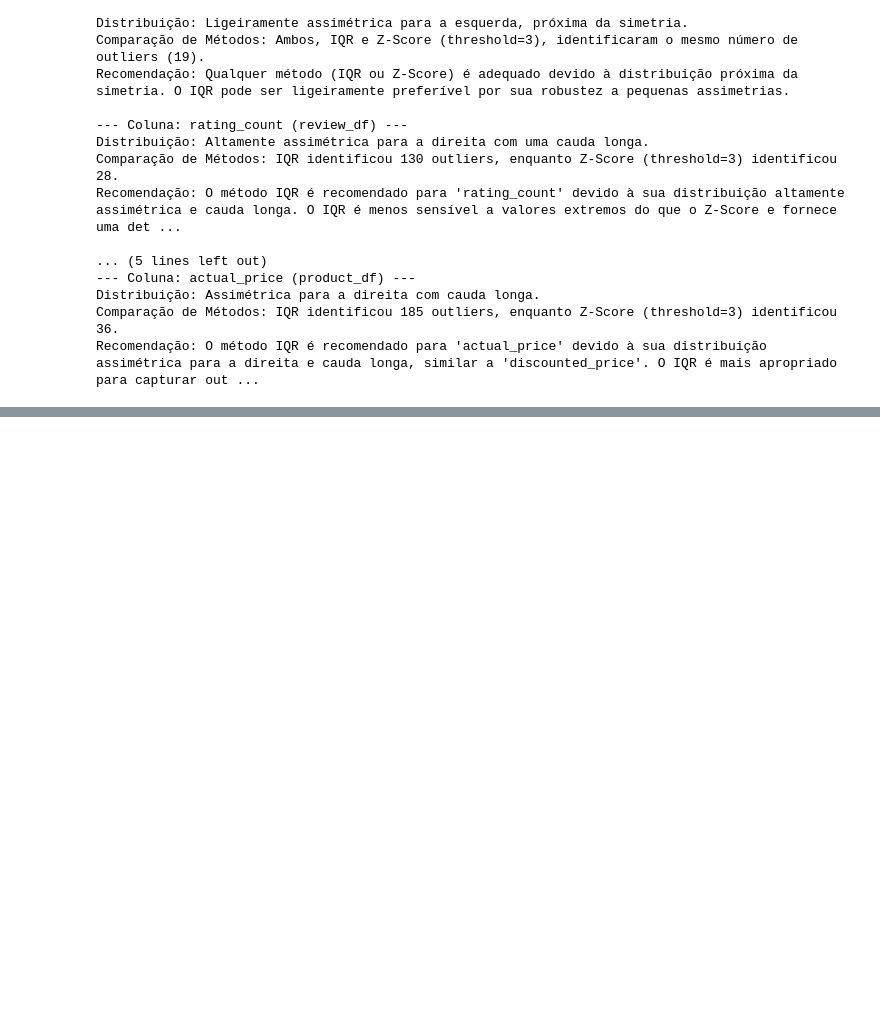
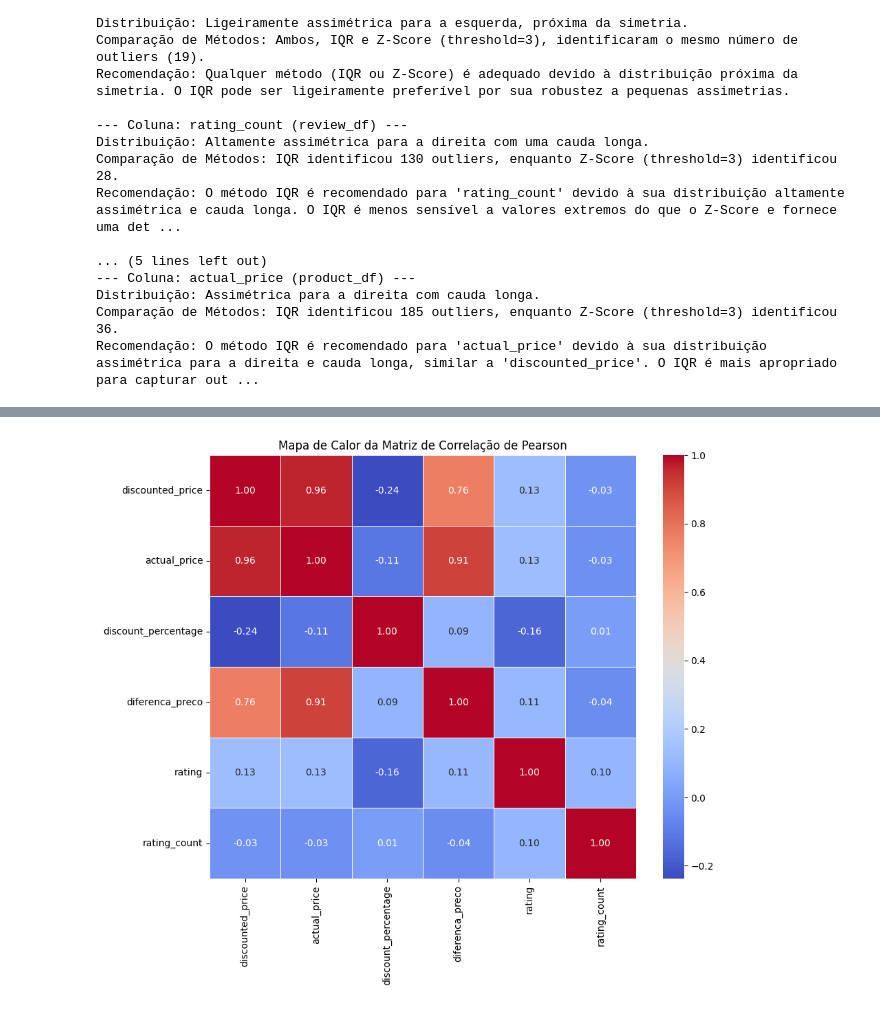
Before and after one commit to BragaGiu/projeto-amazon-sales, a Jupyter notebook: DataLab.ipynb, the cells around one changed output, grey strips where cells are left out. Cells and saved outputs as stored; diff of their text form; code cells hidden in the pictures; blank space fills up the shorter version.

```diff
--- a/DataLab.ipynb
+++ b/DataLab.ipynb
@@ -720,0 +883,17 @@ Recomendação: O método IQR é recomendado para 'actual_price' devido à sua d
+# %%
+# Selecionar colunas numéricas
+numerical_cols = unificada_df.select_dtypes(include=np.number).columns
+
+print("Estatísticas de Tendência Central para Variáveis Numéricas:")
+
+# Calcular Média, Mediana e Moda para cada coluna numérica
+for col in numerical_cols:
+    mean_val = unificada_df[col].mean()
+    median_val = unificada_df[col].median()
+    mode_val = unificada_df[col].mode()
+
+    print(f"\n--- Coluna: {col} ---")
+    print(f"Média: {mean_val:.2f}")
+    print(f"Mediana: {median_val:.2f}")
+    # Mode can have multiple values, so handle accordingly
+    print(f"Moda: {list(mode_val.round(2))}")
@@ -720,0 +959,6 @@ Recomendação: O método IQR é recomendado para 'actual_price' devido à sua d
+# %%
+# Calcular a matriz de correlação de Pearson para as variáveis numéricas
+correlation_matrix = unificada_df[numerical_cols].corr(method='pearson')
+
+print("Matriz de Correlação de Pearson entre as variáveis numéricas:")
+display(correlation_matrix)
@@ -720,0 +974,7 @@ Recomendação: O método IQR é recomendado para 'actual_price' devido à sua d
+# %%
+plt.figure(figsize=(10, 8))
+sns.heatmap(correlation_matrix, annot=True, cmap='coolwarm', fmt=".2f", linewidths=.5)
+plt.title('Mapa de Calor da Matriz de Correlação de Pearson')
+plt.show()
+# %% [output]
+[figure, added]
```
Also changed, not shown: parts of 112 cells of this notebook.
